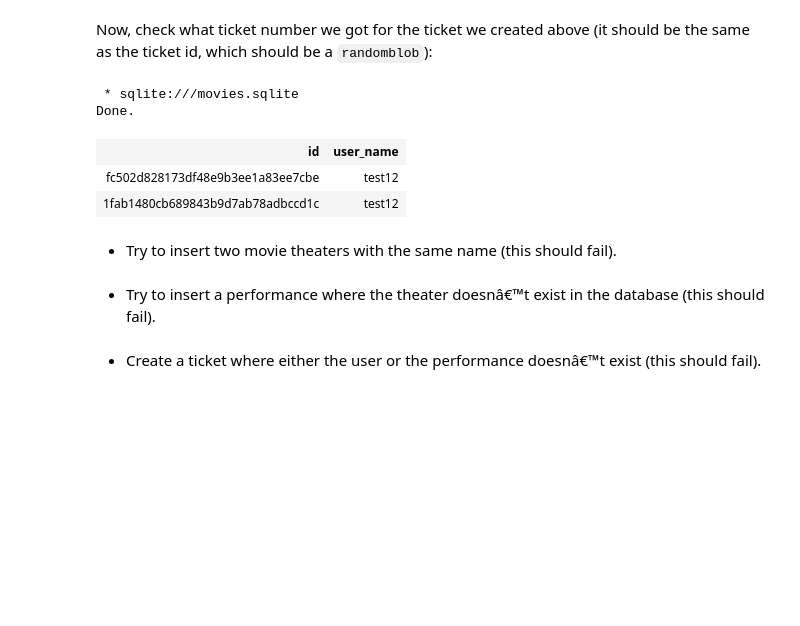
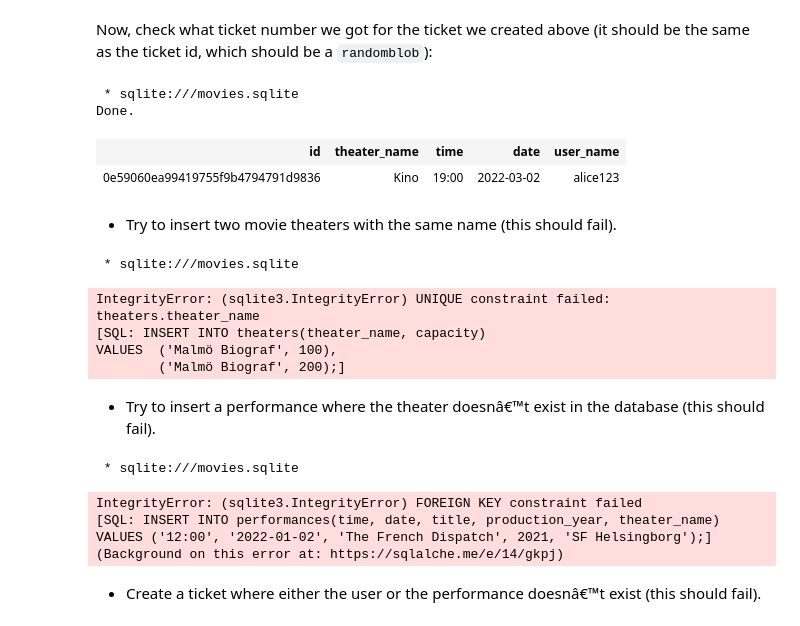
Before and after one commit to adafor94/EDAF75, a Jupyter notebook: lab2/lab2-nb.ipynb, the cells around one changed output. Drawn from its saved outputs; the diff is of its cells as text; code cells hidden in the pictures; blank space fills up the shorter version.

```diff
--- a/lab2/lab2-nb.ipynb
+++ b/lab2/lab2-nb.ipynb
@@ -138,23 +144,42 @@ Now, check what ticket number we got for the ticket we
 # %%
 %%sql
 SELECT *
 FROM tickets
+WHERE user_name = 'alice123'
 # %% [output]
  * sqlite:///movies.sqlite
 Done.
-| id | user_name |
-| fc502d828173df48e9b3ee1a83ee7cbe | test12 |
-| 1fab1480cb689843b9d7ab78adbccd1c | test12 |
+| id | theater_name | time | date | user_name |
+| 0e59060ea99419755f9b4794791d9836 | Kino | 19:00 | 2022-03-02 | alice123 |
 # %% [markdown]
 + Try to insert two movie theaters with the same name (this
   should fail).
 # %%
 %%sql
+INSERT
+INTO    theaters(theater_name, capacity)
+VALUES  ('Malmö Biograf', 100),
+        ('Malmö Biograf', 200);
+# %% [output]
+ * sqlite:///movies.sqlite
+IntegrityError: (sqlite3.IntegrityError) UNIQUE constraint failed: theaters.theater_name
+[SQL: INSERT INTO theaters(theater_name, capacity)
+VALUES  ('Malmö Biograf', 100),
+        ('Malmö Biograf', 200);]
 # %% [markdown]
 + Try to insert a performance where the theater doesnâ€™t
   exist in the database (this should fail).
 # %%
 %%sql
+INSERT
+INTO    performances(time, date, title, production_year, theater_name)
+VALUES ('12:00', '2022-01-02', 'The French Dispatch', 2021, 'SF Helsingborg');
+# %% [output]
+ * sqlite:///movies.sqlite
+IntegrityError: (sqlite3.IntegrityError) FOREIGN KEY constraint failed
+[SQL: INSERT INTO performances(time, date, title, production_year, theater_name)
+VALUES ('12:00', '2022-01-02', 'The French Dispatch', 2021, 'SF Helsingborg');]
+(Background on this error at: https://sqlalche.me/e/14/gkpj)
 # %% [markdown]
 + Create a ticket where either the user or the performance
   doesnâ€™t exist (this should fail).
```
Also changed, not shown: parts of 7 cells of this notebook, 2 other files.
